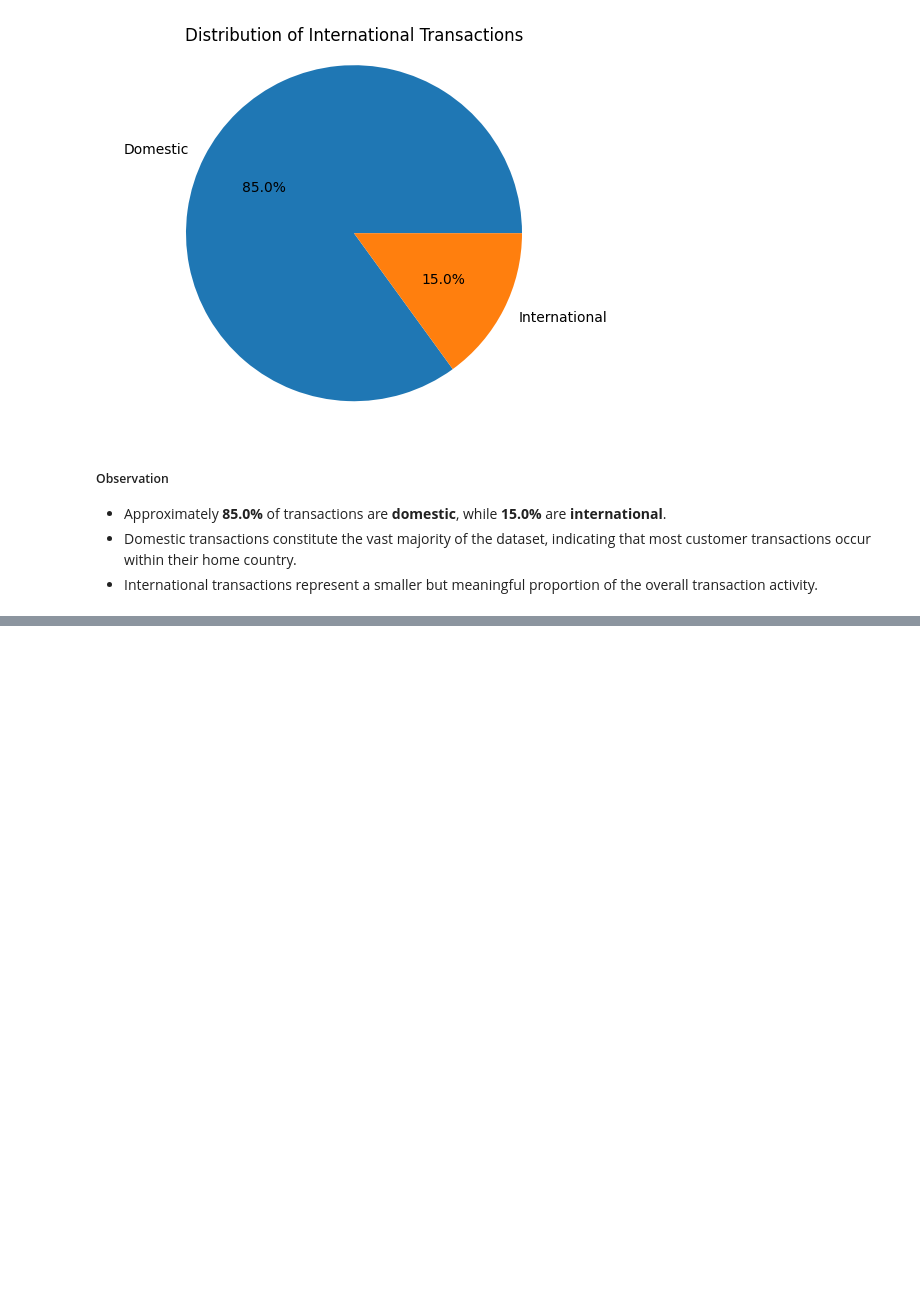
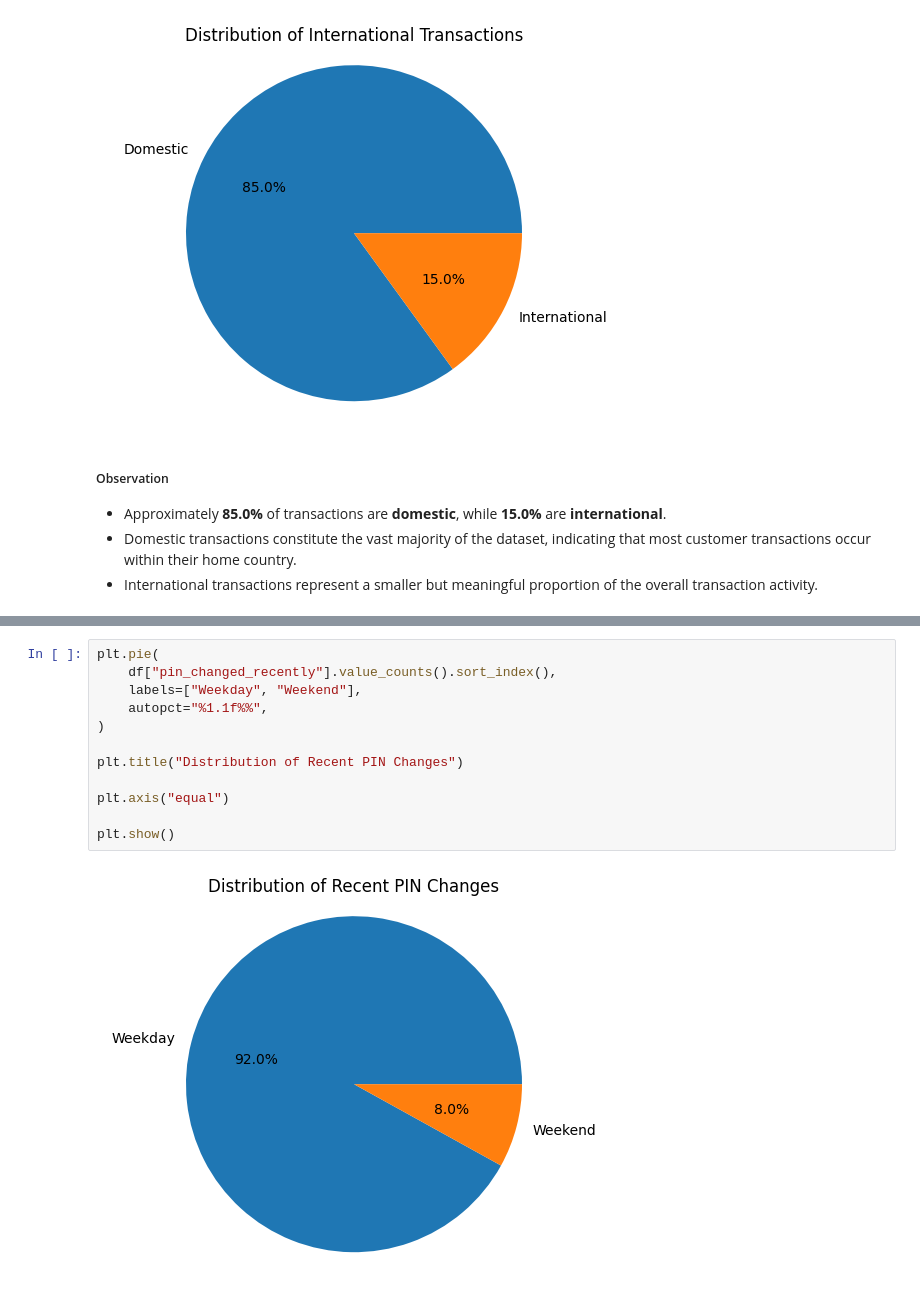
Before and after one commit to abhi-saurav-saroya/bank-fraud-eda, a Jupyter notebook: notebooks/02_exploratory_data_analysis.ipynb, the cells around one changed output, grey strips where cells are left out. Drawn from its saved outputs; the diff is of its cells as text; blank space fills up the shorter version.

```diff
--- a/notebooks/02_exploratory_data_analysis.ipynb
+++ b/notebooks/02_exploratory_data_analysis.ipynb
@@ -1162,0 +1193,14 @@ plt.show()
+# %%
+plt.pie(
+    df["pin_changed_recently"].value_counts().sort_index(),
+    labels=["Weekday", "Weekend"],
+    autopct="%1.1f%%",
+)
+
+plt.title("Distribution of Recent PIN Changes")
+
+plt.axis("equal")
+
+plt.show()
+# %% [output]
+[figure, added]
```
Also changed, not shown: parts of 5 cells of this notebook.
